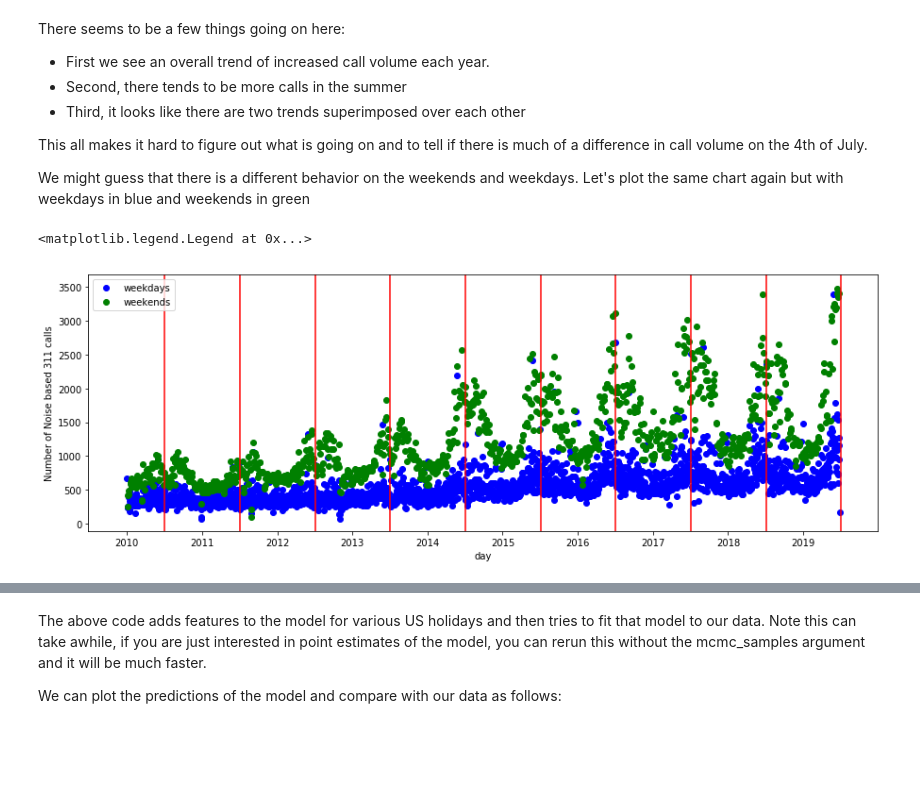
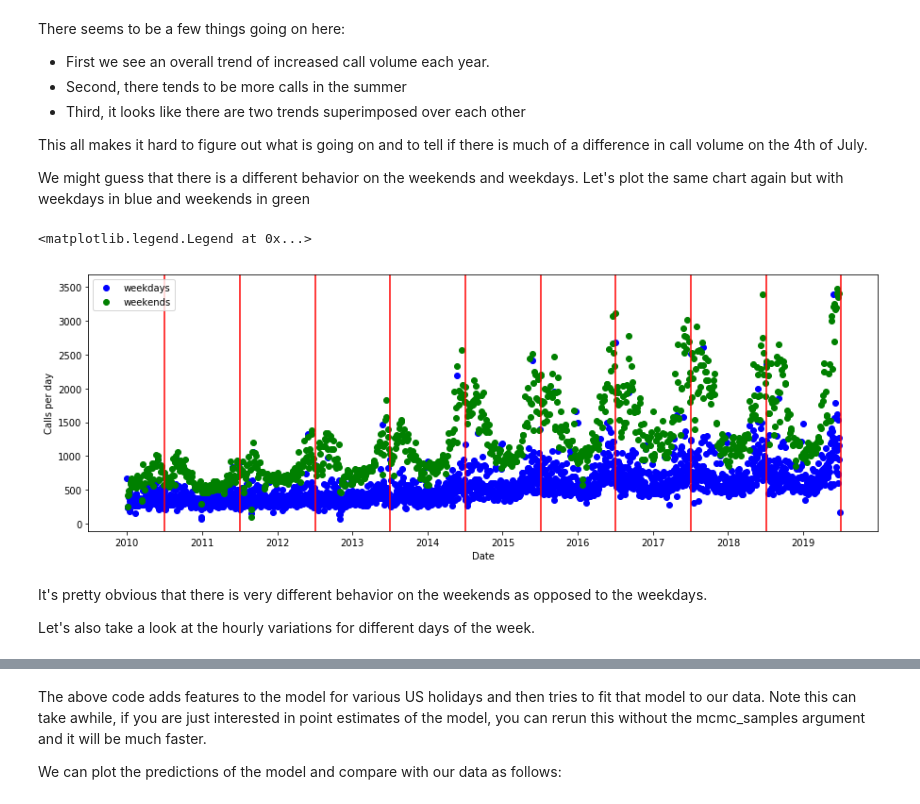
Before and after one commit to fagan2888/NY311HolidayComplaints, a Jupyter notebook: HolidayNoiseAnalysis.ipynb, the cells around one changed output, grey strips where cells are left out. Cells and saved outputs as stored; diff of their text form; code cells hidden in the pictures; blank space fills up the shorter version.

```diff
--- a/HolidayNoiseAnalysis.ipynb
+++ b/HolidayNoiseAnalysis.ipynb
@@ -146,7 +144,7 @@ cleaned.shape
 # %% [markdown]
 That still leaves us with 2,573,188 calls! Next let's format the date to be a proper python datetime
 # %%
-cleaned = cleaned.assign(date = pd.to_datetime(cleaned['Created Date'], format='%m/%d/%Y %H:%M:%S %p'))
+cleaned = cleaned.assign(date = pd.to_datetime(cleaned['Created Date'], format='%m/%d/%Y %I:%M:%S %p'))
 # %% [markdown]
 Now that we have the data in a good format, we can plot a time series of number of calls per day to see if we can spot any trends around holidays. We will add a red line indicating the 4th of July for each year
 # %%
@@ -171,20 +170,23 @@ This all makes it hard to figure out what is going on and to tell if there is mu
 
 We might guess that there is a different behavior on the weekends and weekdays. Let's plot the same chart again but with weekdays in blue and weekends in green
 # %%
-trend = cleaned.groupby(cleaned.date.dt.floor('d')).count()[['Descriptor']]
 weekdays = (pd.DatetimeIndex(trend.index).dayofweek) < 5
 friday = (pd.DatetimeIndex(trend.index).dayofweek == 4)
 
 plt.figure(figsize=(15,5))
 plt.scatter(trend[weekdays].index,trend[weekdays].Descriptor,color='blue',label='weekdays')
 plt.scatter(trend[~weekdays].index,trend[~weekdays].Descriptor,color='green', label='weekends')
 # plt.scatter(trend[friday].index,trend[friday].Descriptor,color='orange', label='fridays')
 
 for year in range(2010,2020):
     plt.axvline(datetime(year,7,4), color='red')
-plt.xlabel('day')
-plt.ylabel('Number of Noise based 311 calls')
+plt.xlabel('Date')
+plt.ylabel('Calls per day')
 plt.legend()
 # %% [output]
 <matplotlib.legend.Legend at 0x...>
-[figure, old version]
+[figure, new version]
+# %% [markdown]
+It's pretty obvious that there is very different behavior on the weekends as opposed to the weekdays.
+
+Let's also take a look at the hourly variations for different days of the week.
```
Also changed, not shown: parts of 22 cells of this notebook.
